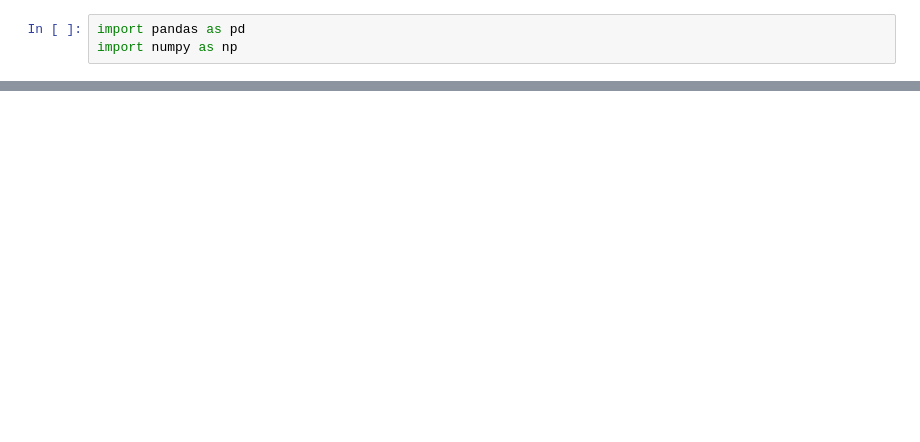
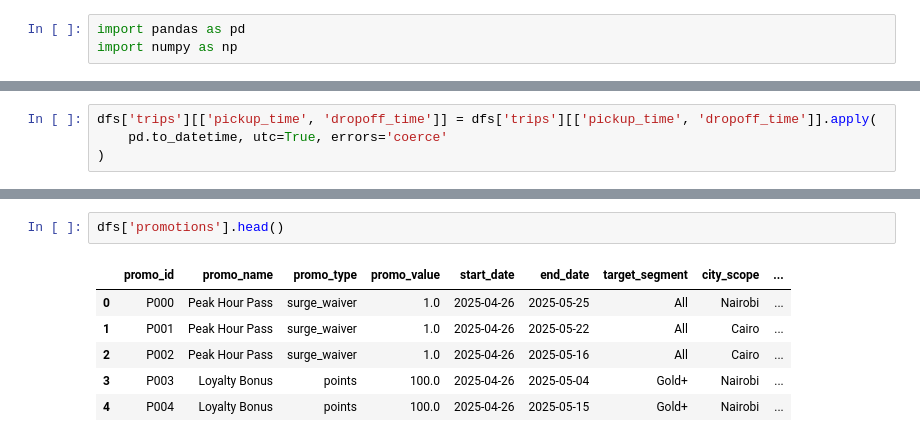
Before and after one commit to esosaomwanghe/ridewise_churnprediction, a Jupyter notebook: notebook/eda.ipynb, the cells around one changed output, grey strips where cells are left out. Cells and saved outputs as stored; diff of their text form; blank space fills up the shorter version.

```diff
--- a/notebook/eda.ipynb
+++ b/notebook/eda.ipynb
@@ -17,0 +170,4 @@ ValueError: Missing column provided to 'parse_dates': 'last_active_date'
+# %%
+dfs['trips'][['pickup_time', 'dropoff_time']] = dfs['trips'][['pickup_time', 'dropoff_time']].apply(
+    pd.to_datetime, utc=True, errors='coerce'
+)
@@ -17,0 +202,9 @@ ValueError: Missing column provided to 'parse_dates': 'last_active_date'
+# %%
+dfs['promotions'].head()
+# %% [output]
+|  | promo_id | promo_name | promo_type | promo_value | start_date | end_date | target_segment | city_scope | ... |
+| 0 | P000 | Peak Hour Pass | surge_waiver | 1.0 | 2025-04-26 | 2025-05-25 | All | Nairobi | ... |
+| 1 | P001 | Peak Hour Pass | surge_waiver | 1.0 | 2025-04-26 | 2025-05-22 | All | Cairo | ... |
+| 2 | P002 | Peak Hour Pass | surge_waiver | 1.0 | 2025-04-26 | 2025-05-16 | All | Cairo | ... |
+| 3 | P003 | Loyalty Bonus | points | 100.0 | 2025-04-26 | 2025-05-04 | Gold+ | Nairobi | ... |
+| 4 | P004 | Loyalty Bonus | points | 100.0 | 2025-04-26 | 2025-05-15 | Gold+ | Nairobi | ... |
```
Also changed, not shown: parts of 20 cells of this notebook.
